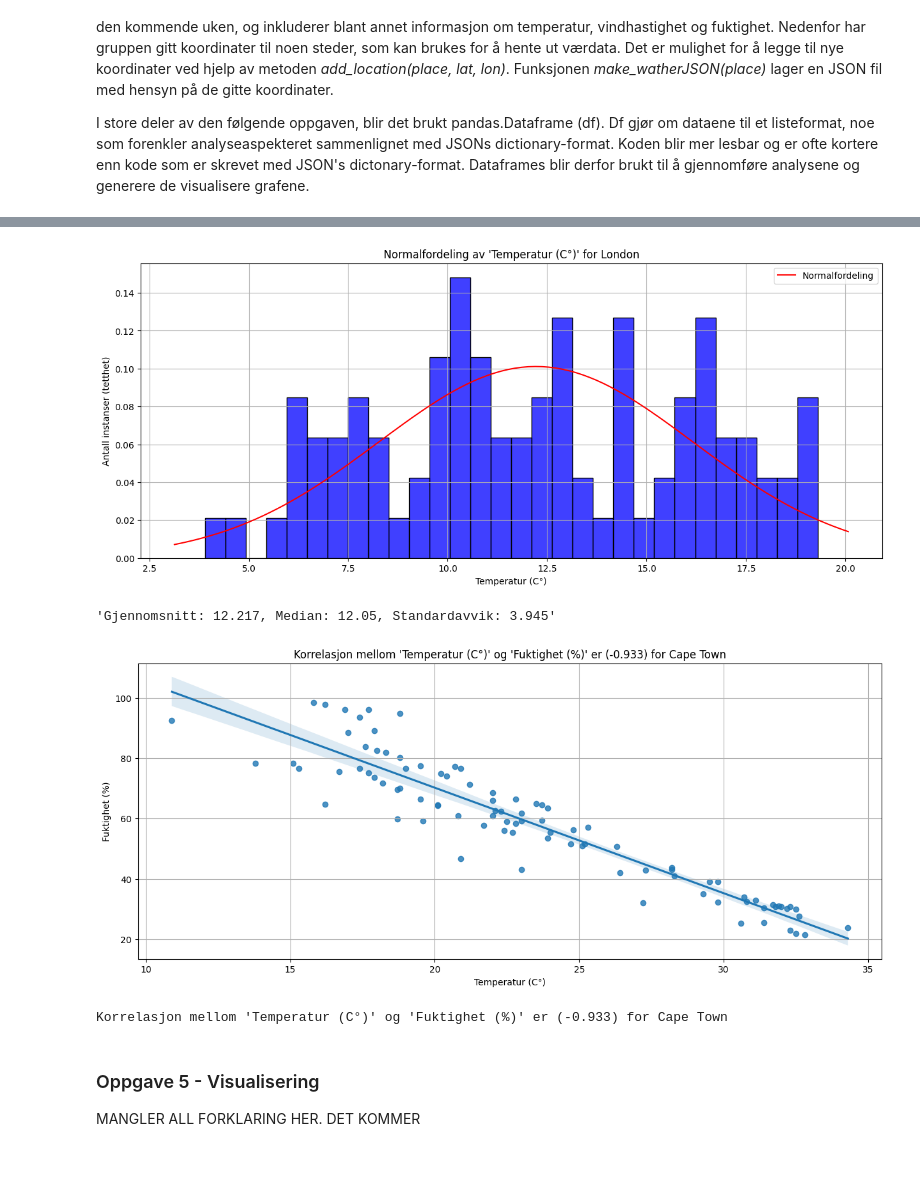
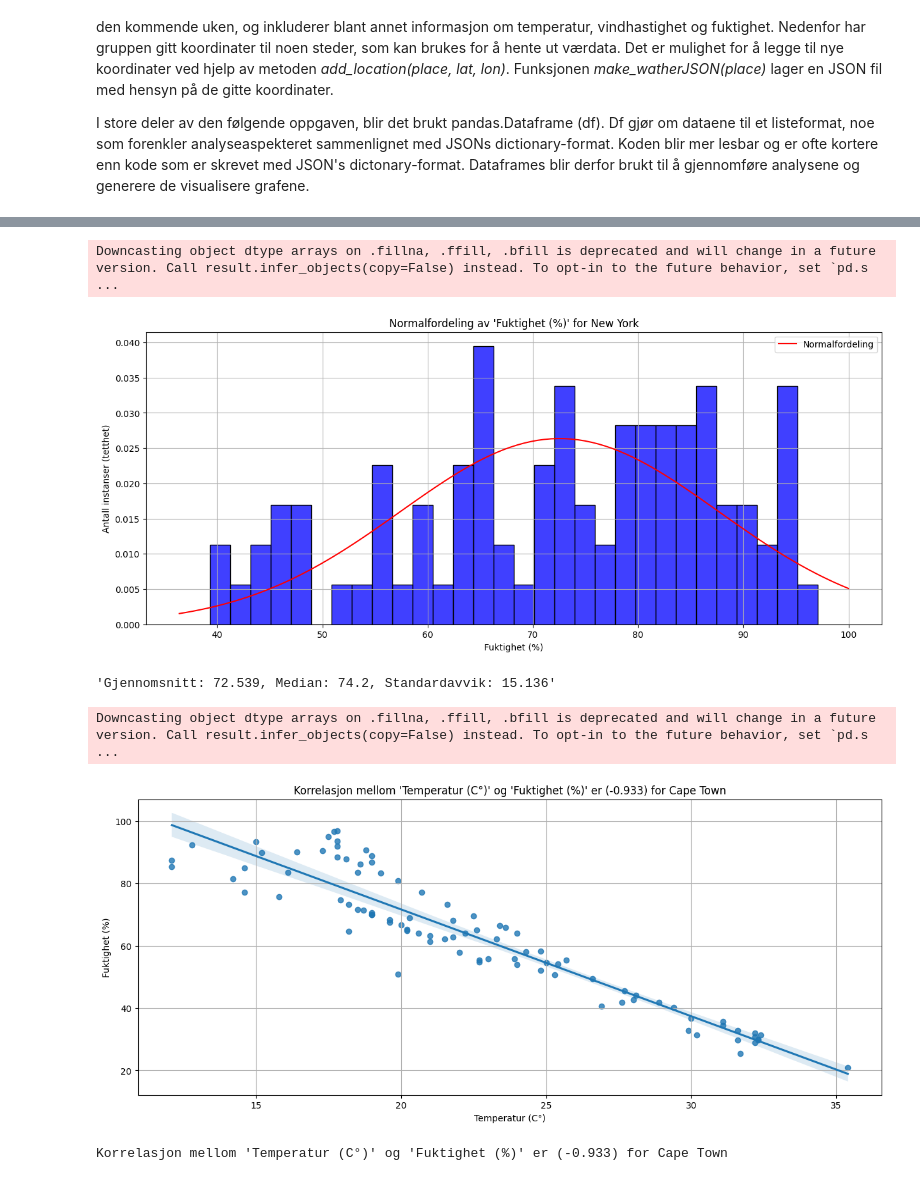
Before and after one commit to nhstorbe/Prosjekt-Anvendt-, a Jupyter notebook: src/Mappe 2/data_visualisering_fremtid.ipynb, the cells around one changed output, grey strips where cells are left out. Cells and saved outputs as stored; diff of their text form; code cells hidden in the pictures.

```diff
--- a/src/Mappe 2/data_visualisering_fremtid.ipynb
+++ b/src/Mappe 2/data_visualisering_fremtid.ipynb
@@ -92,6 +92,7 @@ def get_weatherDataframe(place):
 
     df = pd.DataFrame(weather_lst)
     df["Tid"] = pd.to_datetime(df["Tid"])
+    df.fillna(0, inplace=True)  #erstatter NaN med 0
     return df
 
-get_weatherDataframe("Stryn")
+#get_weatherDataframe("New York")
@@ -118,36 +105,37 @@ def get_statistics(place, weather_entry):
         raise ValueError(f"{weather_entry} finnes ikke i datasettet.")
 
 
     #beregner ønskede verdier
     average = df[weather_entry].mean()
     median = df[weather_entry].median()
     std = df[weather_entry].std()
     string = f"Gjennomsnitt: {round(average, 3)}, Median: {round(median, 3)}, Standardavvik: {round(std, 3)}"
 
 
     #plotter histogram og normalfordeling
     plt.figure(figsize=(15,6))
     sns.histplot(df[weather_entry], color='b', stat="density", bins=30)
 
     xmin, xmax = plt.xlim()
     x = np.linspace(xmin, xmax, 100) #baserer diagrammet på største og minste verdi i datasettet
     p = norm.pdf(x, average, std)
     plt.plot(x, p, 'r', label="Normalfordeling")
     plt.xlabel(weather_entry)
     plt.ylabel("Antall instanser (tetthet)")
     plt.title(f"Normalfordeling av '{weather_entry}' for {place}")
     plt.grid()
     plt.legend()
     plt.show()
 
     return string
 
 
 #get_statistics(locations["New York"][0], "temp") #(feilmelding)
-get_statistics("London", value_weather_entry[0])
+get_statistics("New York", value_weather_entry[1])
 # %% [output]
+Downcasting object dtype arrays on .fillna, .ffill, .bfill is deprecated and will change in a future version. Call result.infer_objects(copy=False) instead. To opt-in to the future behavior, set `pd.s ...
-[figure, old version]
+[figure, new version]
-'Gjennomsnitt: 12.217, Median: 12.05, Standardavvik: 3.945'
+'Gjennomsnitt: 72.539, Median: 74.2, Standardavvik: 15.136'
 # %%
 def correlation(place, weather_entry1, weather_entry2):
     df = get_weatherDataframe(place)
@@ -176,8 +164,6 @@ def correlation(place, weather_entry1, weather_entry2):
 
 print(correlation("Cape Town", value_weather_entry[0], value_weather_entry[1]))
 # %% [output]
+Downcasting object dtype arrays on .fillna, .ffill, .bfill is deprecated and will change in a future version. Call result.infer_objects(copy=False) instead. To opt-in to the future behavior, set `pd.s ...
-[figure, old version]
+[figure, new version]
-Korrelasjon mellom 'Temperatur (C°)' og 'Fuktighet (%)' er (-0.933) for Cape Town
+Korrelasjon mellom 'Temperatur (C°)' og 'Fuktighet (%)' er (-0.933) for Cape Town
-# %% [markdown]
-### Oppgave 5 - Visualisering
-MANGLER ALL FORKLARING HER. DET KOMMER
```
Also changed, not shown: parts of 7 cells of this notebook, 3 other files.
